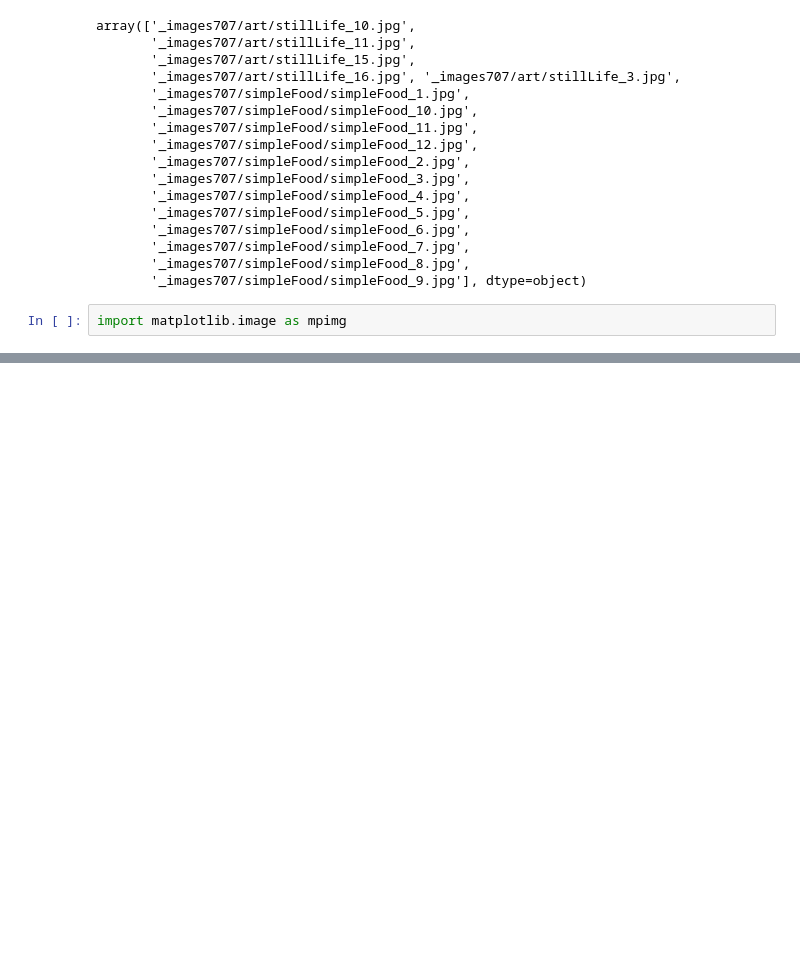
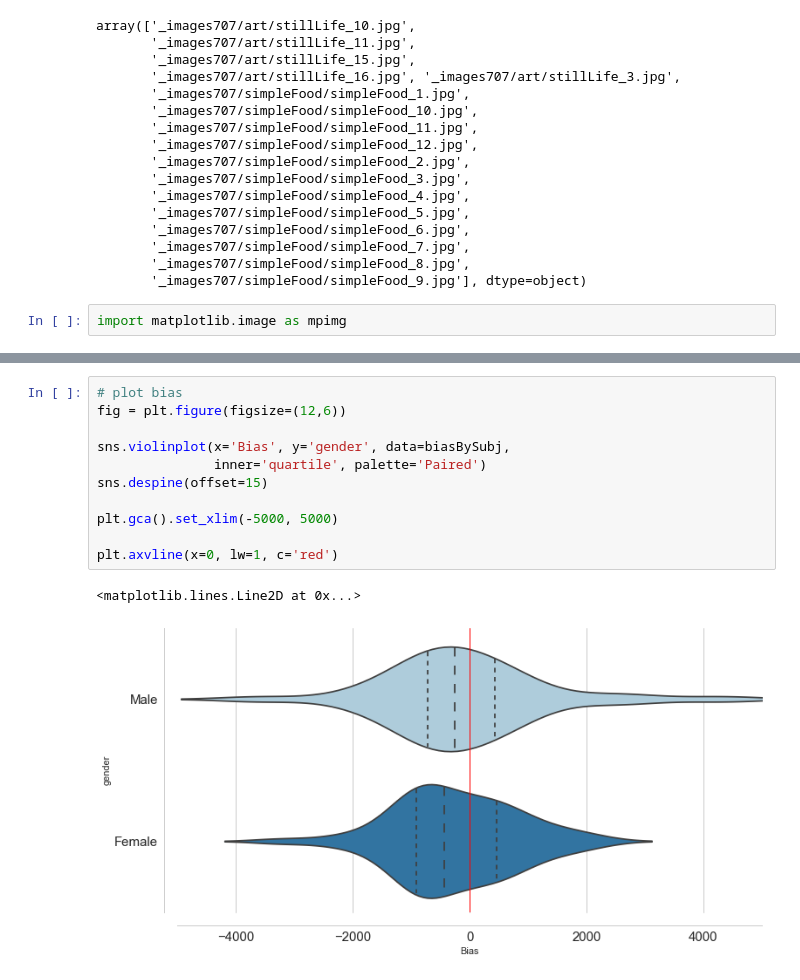
Before and after one commit to jeffmacinnes/cursorTracking, a Jupyter notebook: analysis/eyeBias/leftRightBias_analysis.ipynb, the cells around one changed output, grey strips where cells are left out. Saved outputs shown, nothing was run; the diff lists cells and outputs as text; blank space fills up the shorter version.

```diff
--- a/analysis/eyeBias/leftRightBias_analysis.ipynb
+++ b/analysis/eyeBias/leftRightBias_analysis.ipynb
@@ -122,0 +360,14 @@ stimSize
+# %%
+# plot bias
+fig = plt.figure(figsize=(12,6))
+
+sns.violinplot(x='Bias', y='gender', data=biasBySubj,
+               inner='quartile', palette='Paired')
+sns.despine(offset=15)
+
+plt.gca().set_xlim(-5000, 5000)
+
+plt.axvline(x=0, lw=1, c='red')
+# %% [output]
+<matplotlib.lines.Line2D at 0x...>
+[figure, added]
```
Also changed, not shown: parts of 30 cells of this notebook.
